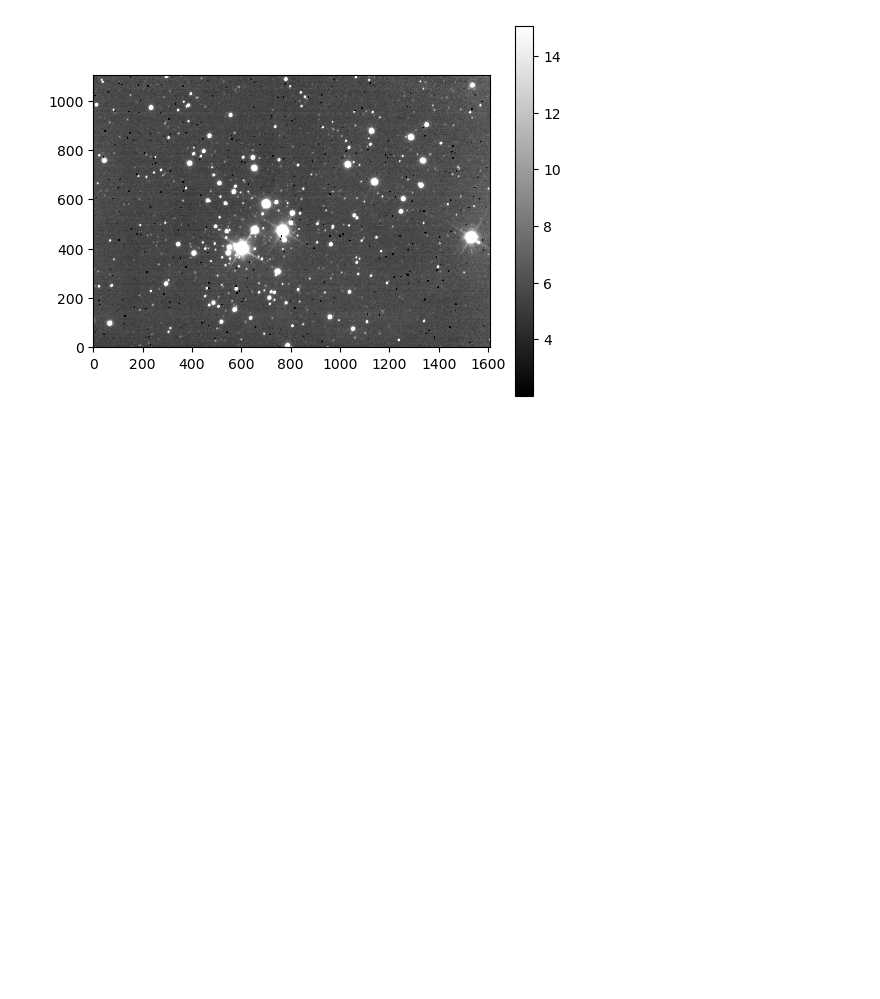
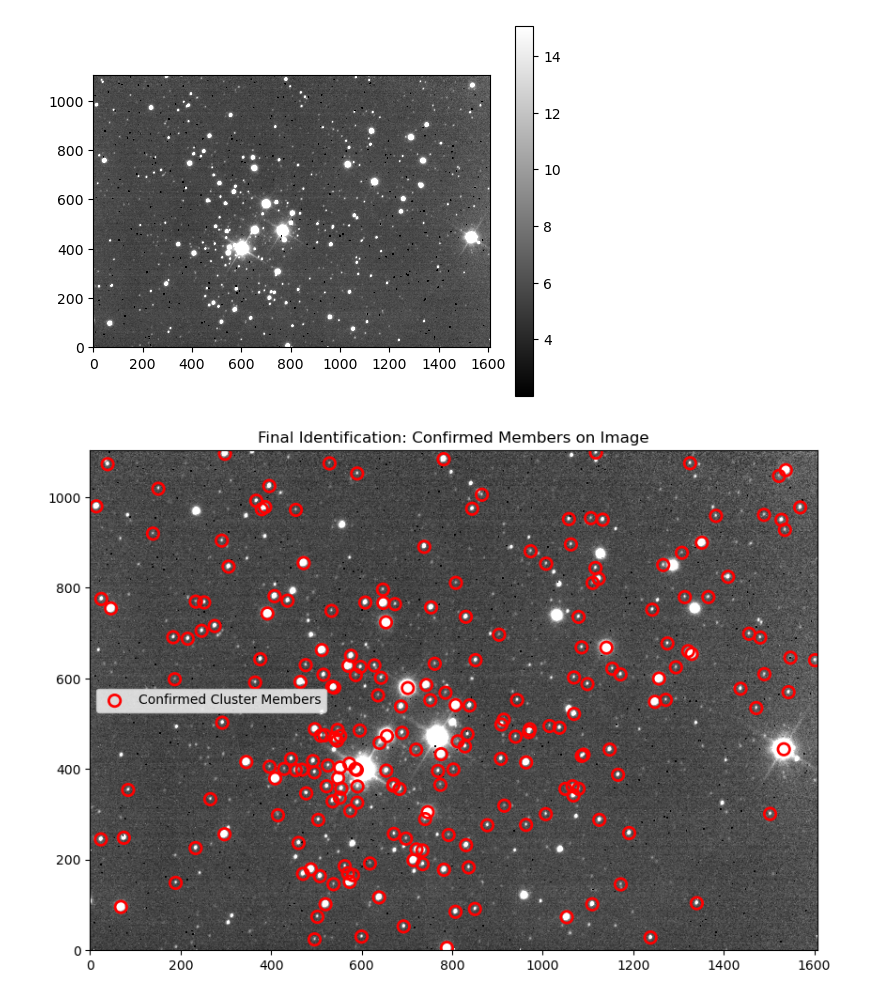
Before and after one commit to real-Ni/kcap-25-openclusteranalysis, a Jupyter notebook: Week 2/week2_gaia.ipynb, the cells around one changed output. Drawn from its saved outputs; the diff is of its cells as text; code cells hidden in the pictures; blank space fills up the shorter version.

```diff
--- a/Week 2/week2_gaia.ipynb
+++ b/Week 2/week2_gaia.ipynb
@@ -111,29 +111,28 @@ from astropy.wcs import WCS
 from astropy.visualization import ZScaleInterval
 import matplotlib.pyplot as plt
 # %%
-def plot_cluster_overlay(band, members):
-    data = images[band]
-    header = headers[band]
-    wcs = WCS(header)
+import numpy as np
+hdul = fits.open('Berk_i.wcs.proc.fits')
+wcs = WCS(hdul[0].header)
+image_data = hdul[0].data
+world_coords = df[['ra', 'dec']].values
+pixel_x, pixel_y = wcs.wcs_world2pix(world_coords[:,0], world_coords[:,1], 0)
+mask = (pixel_x >= 0) & (pixel_x < image_data.shape[1]) & \
+       (pixel_y >= 0) & (pixel_y < image_data.shape[0])
 
-    vmin, vmax = ZScaleInterval().get_limits(data)
+filtered_x = pixel_x[mask]
+filtered_y = pixel_y[mask]
+plt.figure(figsize=(10, 10))
+norm = ImageNormalize(image_data, interval=ZScaleInterval())
 
-    fig = plt.figure(figsize=(6,6))
-    ax = fig.add_subplot(111, projection=wcs)
+plt.imshow(image_data, cmap='gray', norm=norm, origin='lower')
+plt.scatter(filtered_x, filtered_y, s=80, edgecolors='red',
+            facecolors='none', lw=2, label='Confirmed Cluster Members')
 
-    ax.imshow(data, origin='lower', cmap='gray', vmin=vmin, vmax=vmax)
+plt.title("Final Identification: Confirmed Members on Image")
+plt.legend()
+plt.show()
 
-    ax.set_xlim(0, data.shape[1])
-    ax.set_ylim(0, data.shape[0])
-
-    ax.scatter(
-        members['ra'], members['dec'],
-        transform=ax.get_transform('world'),
-        s=35, facecolors='none',
-        edgecolors='red', linewidths=1
-    )
-
-    ax.set_title(f'{band}-band image with confirmed cluster members')
-    ax.set_xlabel('RA')
-    ax.set_ylabel('Dec')
-    plt.show()
+hdul.close()
+# %% [output]
+[figure, added]
```
